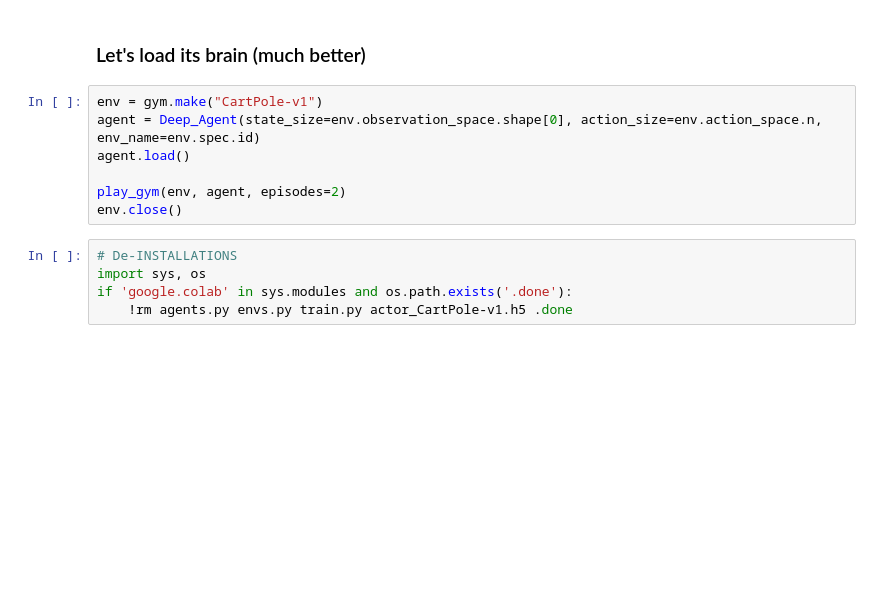
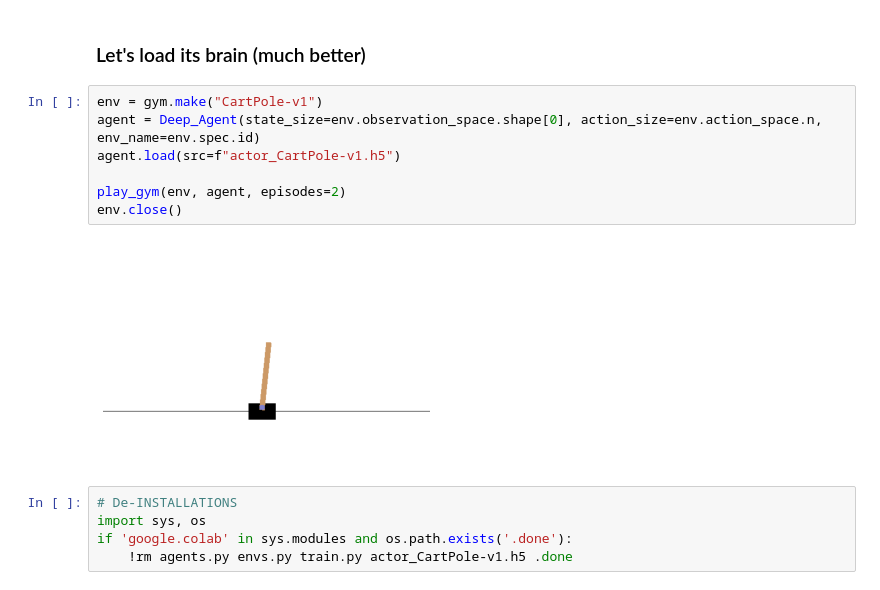
Before and after one commit to FredAmouzgar/DeepRL, a Jupyter notebook: Sarsa/Sarsa.ipynb, the cells around one changed output. Drawn from its saved outputs; the diff is of its cells as text; blank space fills up the shorter version.

```diff
--- a/Sarsa/Sarsa.ipynb
+++ b/Sarsa/Sarsa.ipynb
@@ -232,10 +232,12 @@ env.close()
 # %%
 env = gym.make("CartPole-v1")
 agent = Deep_Agent(state_size=env.observation_space.shape[0], action_size=env.action_space.n, env_name=env.spec.id)
-agent.load()
+agent.load(src=f"actor_CartPole-v1.h5")
 
 play_gym(env, agent, episodes=2)
 env.close()
+# %% [output]
+[figure, added]
 # %%
 # De-INSTALLATIONS
 import sys, os
```
Also changed, not shown: parts of 1 cell of this notebook.
